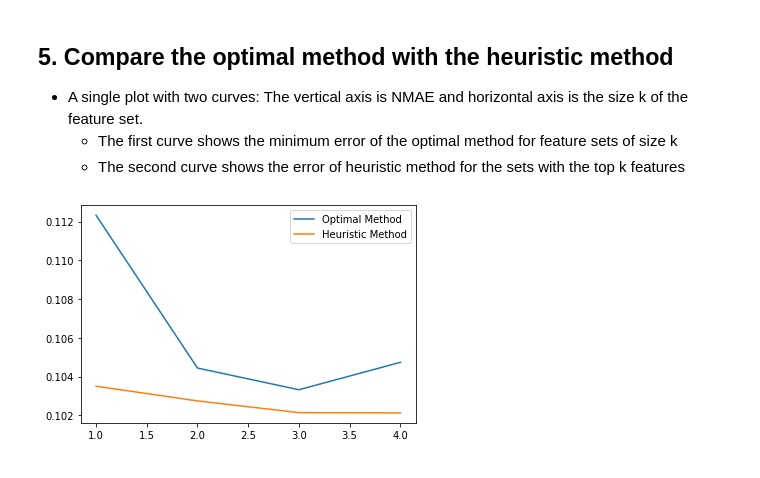
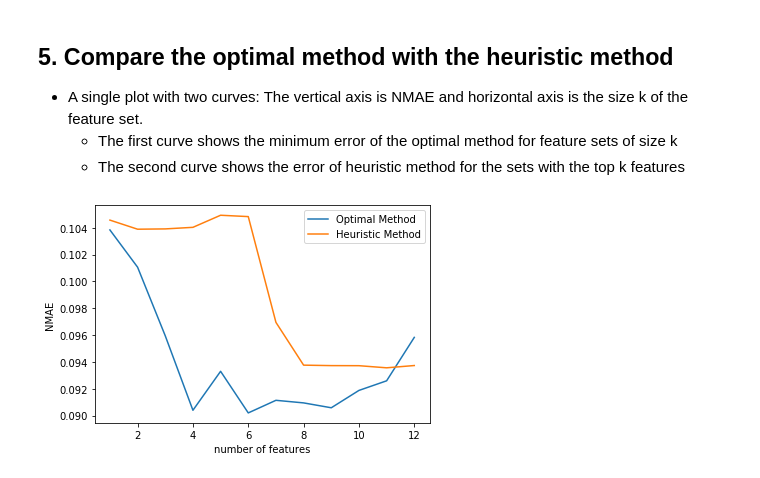
Before and after one commit to adikabintang/kuliah, a Jupyter notebook: kungliga/management_of_networks/project/task_4/adika_bintang_s_task_4.ipynb, the cells around one changed output. Cells and saved outputs as stored; diff of their text form; code cells hidden in the pictures.

```diff
--- a/kungliga/management_of_networks/project/task_4/adika_bintang_s_task_4.ipynb
+++ b/kungliga/management_of_networks/project/task_4/adika_bintang_s_task_4.ipynb
@@ -49,10 +49,10 @@ feature_names = ["runq-sz", "%%memused", "proc/s", "cswch/s", "all_%%usr",
     "plist-sz", "file-nr", "idel/s", "tps"]
 
 # this is for real
-# all_subset = subs(feature_names)
+all_subset = subs(feature_names)
 
 # for testing only, so that my computer does not explode
-all_subset = subs(["runq-sz", "%%memused", "proc/s", "cswch/s"])
+# all_subset = subs(["runq-sz", "%%memused", "proc/s", "cswch/s"])
 
 all_nmae = []
 nmaes_boxplot_data = []
@@ -129,7 +129,6 @@ x_train, x_test, y_train, y_test = train_test_split(X,
 m = len(x_train.index)
 
 correlation_square_map = {}
-correlation_map = {}
 for feature in feature_names:
     x_mean = x_train[feature].mean()
     y_mean = y_train["DispFrames"].mean()
@@ -143,23 +142,22 @@ for feature in feature_names:
 
     correlation = sum_all / m
     correlation_square_map[feature] = correlation ** 2
-    correlation_map[feature] = correlation
 
 # Rank the features according to the square of the correlation values (sort descending order)
 sorted_correlation_sq_tuple = sorted(correlation_square_map.items(), key=lambda kv: kv[1],
     reverse=True)
-sorted_feature = [feature[0] for feature in sorted_correlation_sq_tuple]
 print("Rank of the features according to the square of the correlation values:")
-for feature in sorted_feature:
-    print(feature)
+for item in sorted_correlation_sq_tuple:
+    print("{}: {}".format(item[0], item[1]))
 
 all_nmaes = []
+features_to_build = [item[0] for item in sorted_correlation_sq_tuple[0:i]]
 for i in range(1, len(sorted_feature) + 1):
     # Build twelve feature sets composed of the top k features
     # compute the linear regression model on the training set and compute the error
     regression_model = LinearRegression()
-    regression_model.fit(x_train[sorted_feature[0:i]], y_train)
-    y_predict = regression_model.predict(x_test[sorted_feature[0:i]])
+    regression_model.fit(x_train[features_to_build], y_train)
+    y_predict = regression_model.predict(x_test[features_to_build])
     nmae = get_nmae(y_predict, y_test)
     all_nmaes.append(nmae)
 
@@ -232,8 +251,10 @@ plt.show()
 # %%
 plt.plot(range(1, len(min_nmaes_each_feature) + 1), min_nmaes_each_feature, label='Optimal Method')
 plt.plot(range(1, len(min_nmaes_each_feature) + 1),
     all_nmaes[0:len(min_nmaes_each_feature)], label='Heuristic Method')
 plt.legend()
+plt.xlabel("number of features")
+plt.ylabel("NMAE")
 plt.show()
 # %% [output]
-[figure, old version]
+[figure, new version]
```
Also changed, not shown: parts of 8 cells of this notebook.
